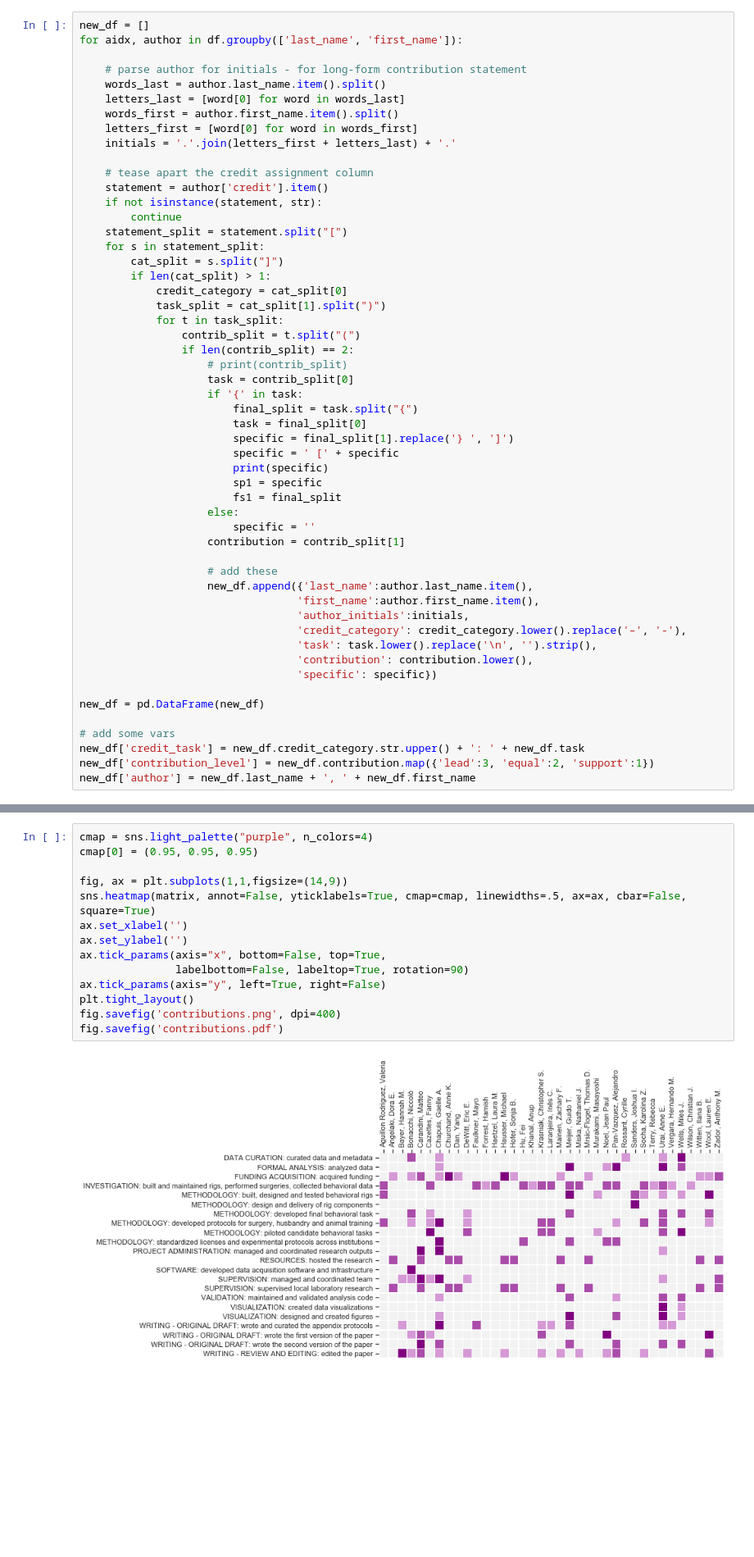
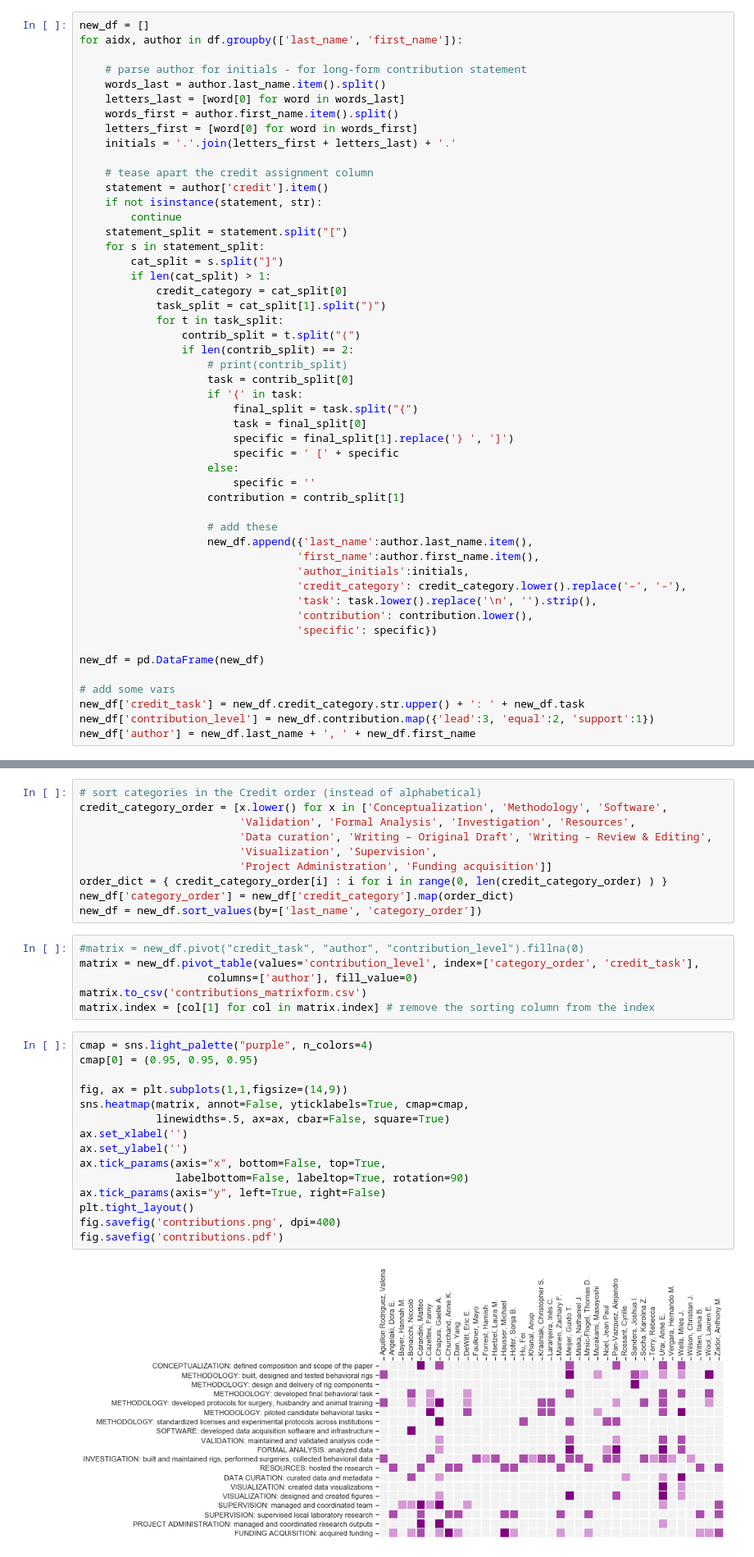
Before and after one commit to int-brain-lab/paper-behavior, a Jupyter notebook: authorship/IBL behavior platform paper - contribution statement.ipynb, the cells around one changed output, grey strips where cells are left out. Shown: that part at 82% size. Cells and saved outputs as stored; diff of their text form; blank space fills up the shorter version.

Commit message:
matrix sorted by credit order

```diff
--- a/authorship/IBL behavior platform paper - contribution statement.ipynb
+++ b/authorship/IBL behavior platform paper - contribution statement.ipynb
@@ -45,9 +46,6 @@ for aidx, author in df.groupby(['last_name', 'first_name']):
                         task = final_split[0]
                         specific = final_split[1].replace('} ', ']')
                         specific = ' [' + specific
-                        print(specific)
-                        sp1 = specific
-                        fs1 = final_split
                     else:
                         specific = ''
                     contribution = contrib_split[1]
@@ -139,18 +112,35 @@ matrix.to_csv('contributions_matrixform.csv')
+# %%
+# sort categories in the Credit order (instead of alphabetical)
+credit_category_order = [x.lower() for x in ['Conceptualization', 'Methodology', 'Software',
+                         'Validation', 'Formal Analysis', 'Investigation', 'Resources',
+                         'Data curation', 'Writing – Original Draft', 'Writing – Review & Editing',
+                         'Visualization', 'Supervision',
+                         'Project Administration', 'Funding acquisition']]
+order_dict = { credit_category_order[i] : i for i in range(0, len(credit_category_order) ) }
+new_df['category_order'] = new_df['credit_category'].map(order_dict)
+new_df = new_df.sort_values(by=['last_name', 'category_order'])
+# %%
+#matrix = new_df.pivot("credit_task", "author", "contribution_level").fillna(0)
+matrix = new_df.pivot_table(values='contribution_level', index=['category_order', 'credit_task'],
+                    columns=['author'], fill_value=0)
+matrix.to_csv('contributions_matrixform.csv')
+matrix.index = [col[1] for col in matrix.index] # remove the sorting column from the index
 # %%
 cmap = sns.light_palette("purple", n_colors=4)
 cmap[0] = (0.95, 0.95, 0.95)
 
 fig, ax = plt.subplots(1,1,figsize=(14,9))
-sns.heatmap(matrix, annot=False, yticklabels=True, cmap=cmap, linewidths=.5, ax=ax, cbar=False, square=True)
+sns.heatmap(matrix, annot=False, yticklabels=True, cmap=cmap,
+            linewidths=.5, ax=ax, cbar=False, square=True)
 ax.set_xlabel('')
 ax.set_ylabel('')
 ax.tick_params(axis="x", bottom=False, top=True,
                labelbottom=False, labeltop=True, rotation=90)
 ax.tick_params(axis="y", left=True, right=False)
 plt.tight_layout()
 fig.savefig('contributions.png', dpi=400)
 fig.savefig('contributions.pdf')
 # %% [output]
-[figure, old version]
+[figure, new version]
 # %%
 ## WRITE THIS OUT FOR THE CONTRIBUTION STATEMENT IN THE PAPER
```
Also changed, not shown: parts of 7 cells of this notebook, 5 other files.
